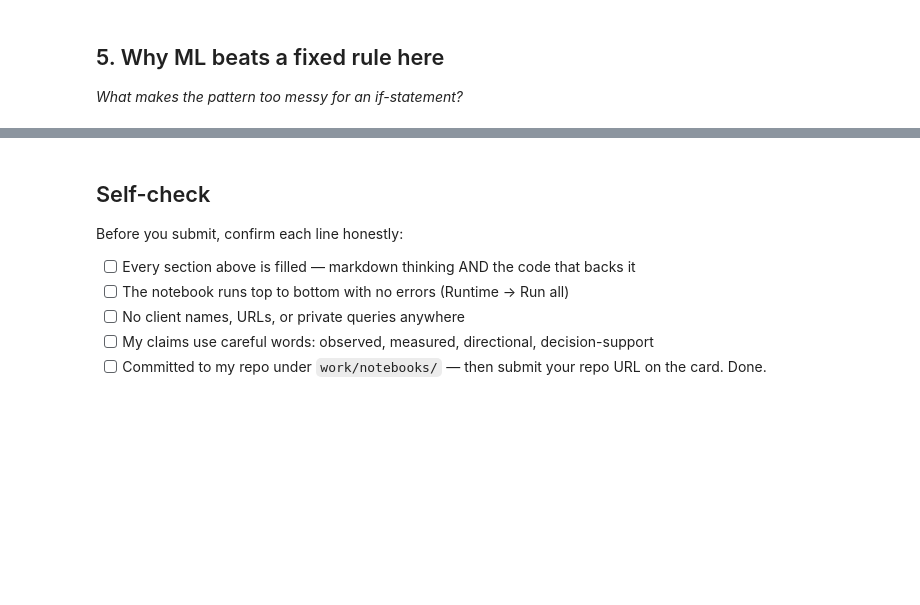
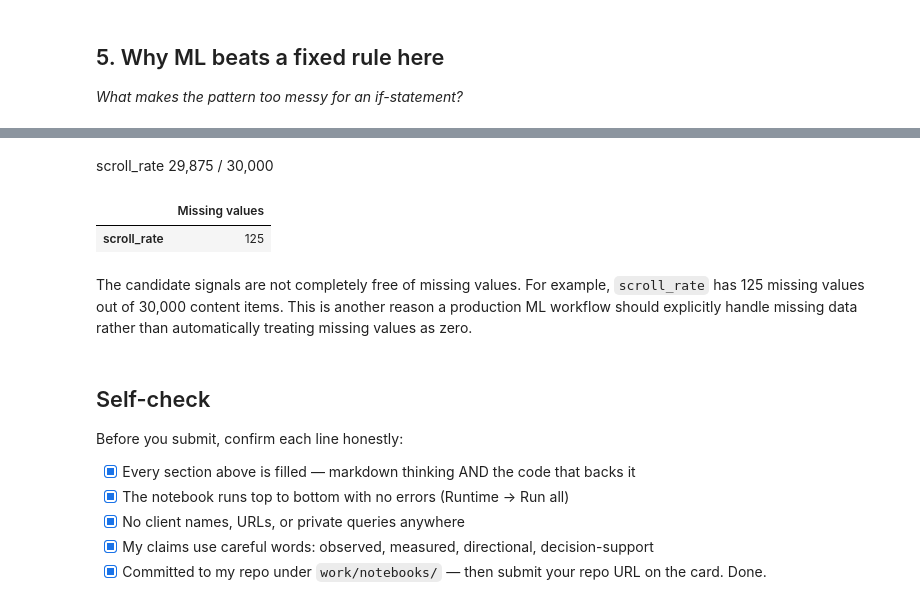
Before and after one commit to deetijasmitha/flyrank-ml-internship, a Jupyter notebook: work/notebooks/w02_ml_task_framing.ipynb, the cells around one changed output, grey strips where cells are left out. Drawn from its saved outputs; the diff is of its cells as text; code cells hidden in the pictures; blank space fills up the shorter version.

```diff
--- a/work/notebooks/w02_ml_task_framing.ipynb
+++ b/work/notebooks/w02_ml_task_framing.ipynb
@@ -85,10 +203,25 @@ df.head()
+# %% [markdown]
+scroll_rate       29,875 / 30,000
+# %%
+# Check missing values in the candidate signals
+
+missing = df[candidate_features].isna().sum().sort_values(ascending=False)
+
+display(
+    missing[missing > 0].to_frame("Missing values")
+)
+# %% [output]
+|  | Missing values |
+| scroll_rate | 125 |
+# %% [markdown]
+The candidate signals are not completely free of missing values. For example, `scroll_rate` has 125 missing values out of 30,000 content items. This is another reason a production ML workflow should explicitly handle missing data rather than automatically treating missing values as zero.
 # %% [markdown]
 ## Self-check
 
 Before you submit, confirm each line honestly:
 
-- [ ] Every section above is filled — markdown thinking AND the code that backs it
-- [ ] The notebook runs top to bottom with no errors (Runtime → Run all)
-- [ ] No client names, URLs, or private queries anywhere
-- [ ] My claims use careful words: observed, measured, directional, decision-support
-- [ ] Committed to my repo under `work/notebooks/` — then submit your repo URL on the card. Done.
+- [x] Every section above is filled — markdown thinking AND the code that backs it
+- [x] The notebook runs top to bottom with no errors (Runtime → Run all)
+- [x] No client names, URLs, or private queries anywhere
+- [x] My claims use careful words: observed, measured, directional, decision-support
+- [x] Committed to my repo under `work/notebooks/` — then submit your repo URL on the card. Done.
```
Also changed, not shown: parts of 8 cells of this notebook.
